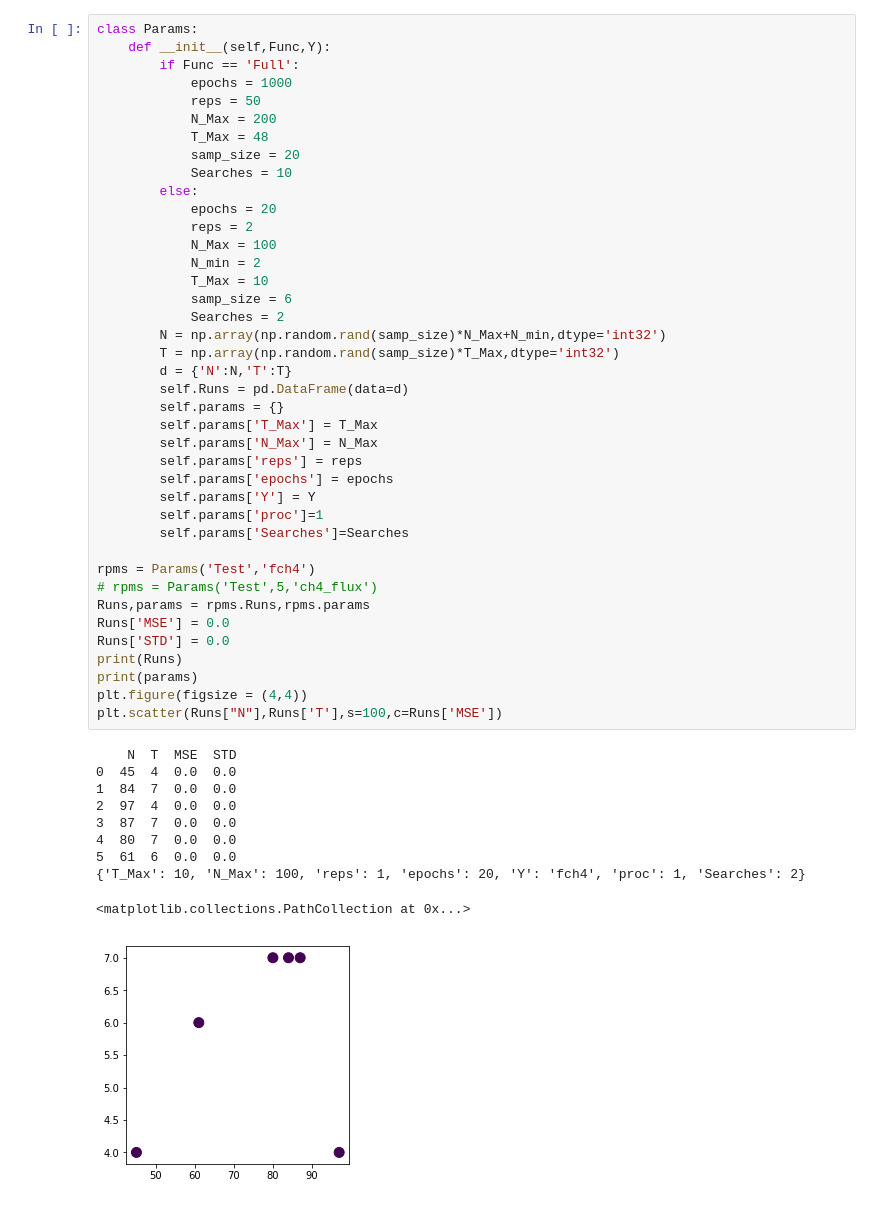
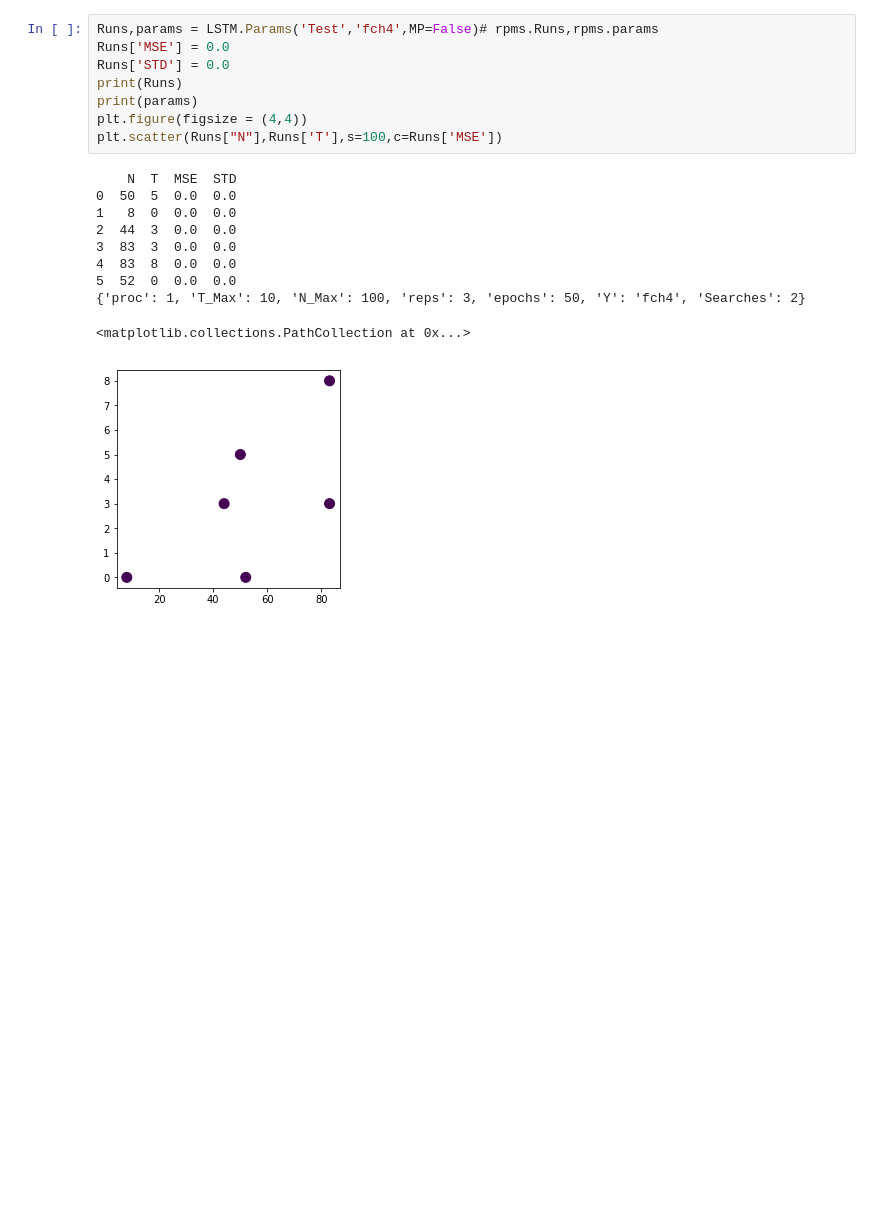
Before and after one commit to June-Skeeter/ML_GapFilling, a Jupyter notebook: MultiLayerModel.ipynb, the cells around one changed output. Drawn from its saved outputs; the diff is of its cells as text; blank space fills up the shorter version.

```diff
--- a/MultiLayerModel.ipynb
+++ b/MultiLayerModel.ipynb
@@ -21,55 +22,23 @@ import LSTM_Train as LSTM
 %matplotlib inline
 %config IPCompleter.greedy=True
 plt.rcParams["figure.figsize"] = (14, 8)
-# %%
-class Params:
-    def __init__(self,Func,Y):
-        if Func == 'Full':
-            epochs = 1000
-            reps = 50
-            N_Max = 200
-            T_Max = 48
-            samp_size = 20
-            Searches = 10
-        else:
-            epochs = 20
-            reps = 2
-            N_Max = 100
-            N_min = 2
-            T_Max = 10
-            samp_size = 6
-            Searches = 2
-        N = np.array(np.random.rand(samp_size)*N_Max+N_min,dtype='int32')
-        T = np.array(np.random.rand(samp_size)*T_Max,dtype='int32')
-        d = {'N':N,'T':T}
-        self.Runs = pd.DataFrame(data=d)
-        self.params = {}
-        self.params['T_Max'] = T_Max
-        self.params['N_Max'] = N_Max
-        self.params['reps'] = reps
-        self.params['epochs'] = epochs
-        self.params['Y'] = Y
-        self.params['proc']=1
-        self.params['Searches']=Searches
-
-rpms = Params('Test','fch4')
-# rpms = Params('Test',5,'ch4_flux')
-Runs,params = rpms.Runs,rpms.params
-Runs['MSE'] = 0.0
-Runs['STD'] = 0.0
-print(Runs)
-print(params)
-plt.figure(figsize = (4,4))
-plt.scatter(Runs["N"],Runs['T'],s=100,c=Runs['MSE'])
-# %% [output]
-    N  T  MSE  STD
-0  45  4  0.0  0.0
-1  84  7  0.0  0.0
-2  97  4  0.0  0.0
-3  87  7  0.0  0.0
-4  80  7  0.0  0.0
-5  61  6  0.0  0.0
-{'T_Max': 10, 'N_Max': 100, 'reps': 1, 'epochs': 20, 'Y': 'fch4', 'proc': 1, 'Searches': 2}
-<matplotlib.collections.PathCollection at 0x...>
-[figure, removed]
+# %%
+Runs,params = LSTM.Params('Test','fch4',MP=False)# rpms.Runs,rpms.params
+Runs['MSE'] = 0.0
+Runs['STD'] = 0.0
+print(Runs)
+print(params)
+plt.figure(figsize = (4,4))
+plt.scatter(Runs["N"],Runs['T'],s=100,c=Runs['MSE'])
+# %% [output]
+    N  T  MSE  STD
+0  50  5  0.0  0.0
+1   8  0  0.0  0.0
+2  44  3  0.0  0.0
+3  83  3  0.0  0.0
+4  83  8  0.0  0.0
+5  52  0  0.0  0.0
+{'proc': 1, 'T_Max': 10, 'N_Max': 100, 'reps': 3, 'epochs': 50, 'Y': 'fch4', 'Searches': 2}
+<matplotlib.collections.PathCollection at 0x...>
+[figure, added]
 # %%
```
Also changed, not shown: parts of 6 cells of this notebook, 1 other file.
